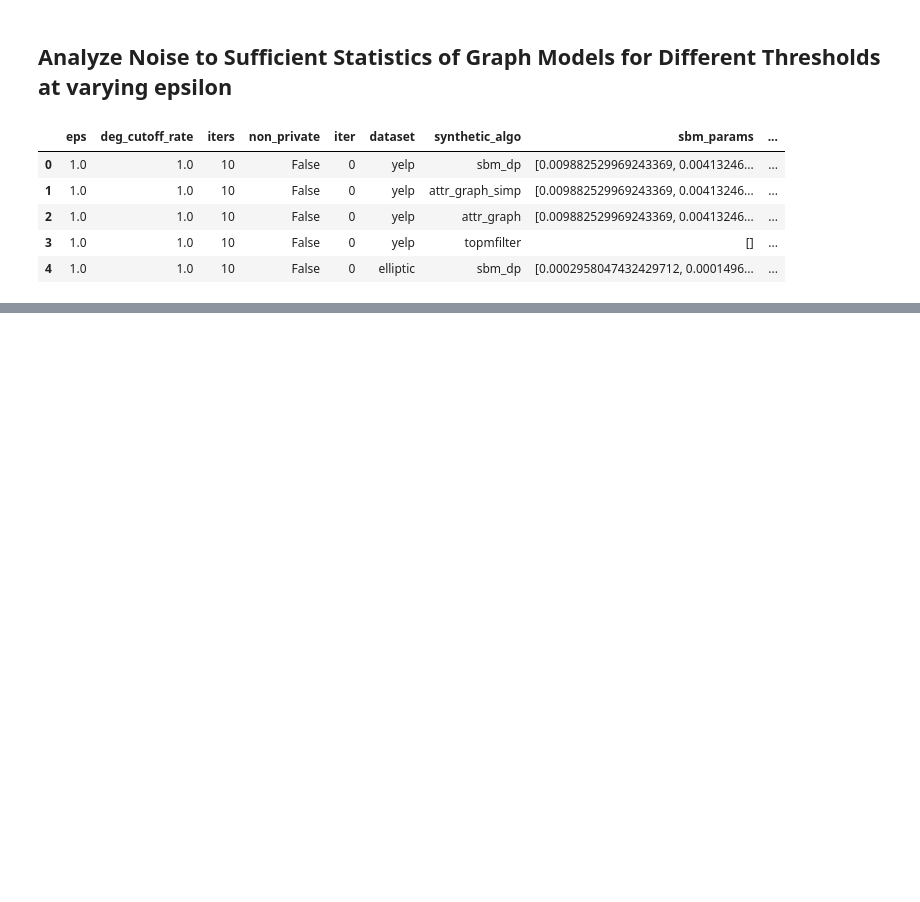
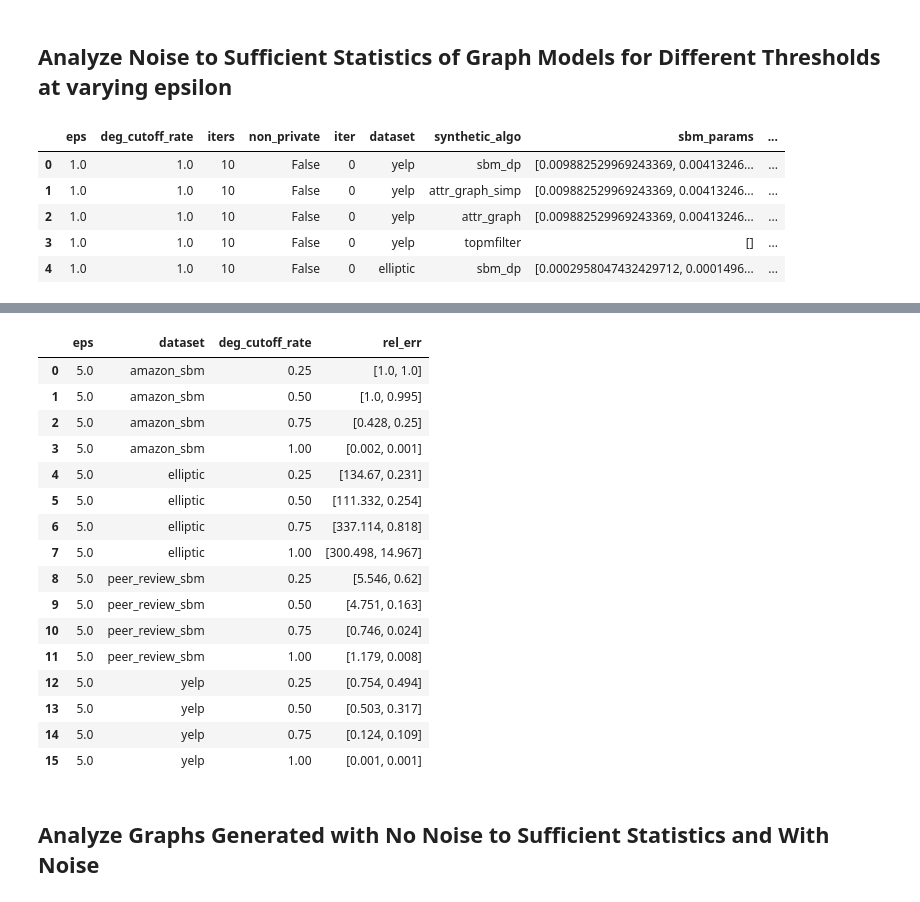
Before and after one commit to akgoldberg/private_fraud_benchmarking, a Jupyter notebook: visualizations.ipynb, the cells around one changed output, grey strips where cells are left out. Drawn from its saved outputs; the diff is of its cells as text; code cells hidden in the pictures; blank space fills up the shorter version.

```diff
--- a/visualizations.ipynb
+++ b/visualizations.ipynb
@@ -271,0 +274,22 @@ analyze_param_error(df[df.eps == 5.])
+# %%
+analyze_param_error(df[df.eps == 5.])
+# %% [output]
+|  | eps | dataset | deg_cutoff_rate | rel_err |
+| 0 | 5.0 | amazon_sbm | 0.25 | [1.0, 1.0] |
+| 1 | 5.0 | amazon_sbm | 0.50 | [1.0, 0.995] |
+| 2 | 5.0 | amazon_sbm | 0.75 | [0.428, 0.25] |
+| 3 | 5.0 | amazon_sbm | 1.00 | [0.002, 0.001] |
+| 4 | 5.0 | elliptic | 0.25 | [134.67, 0.231] |
+| 5 | 5.0 | elliptic | 0.50 | [111.332, 0.254] |
+| 6 | 5.0 | elliptic | 0.75 | [337.114, 0.818] |
+| 7 | 5.0 | elliptic | 1.00 | [300.498, 14.967] |
+| 8 | 5.0 | peer_review_sbm | 0.25 | [5.546, 0.62] |
+| 9 | 5.0 | peer_review_sbm | 0.50 | [4.751, 0.163] |
+| 10 | 5.0 | peer_review_sbm | 0.75 | [0.746, 0.024] |
+| 11 | 5.0 | peer_review_sbm | 1.00 | [1.179, 0.008] |
+| 12 | 5.0 | yelp | 0.25 | [0.754, 0.494] |
+| 13 | 5.0 | yelp | 0.50 | [0.503, 0.317] |
+| 14 | 5.0 | yelp | 0.75 | [0.124, 0.109] |
+| 15 | 5.0 | yelp | 1.00 | [0.001, 0.001] |
+# %% [markdown]
+## Analyze Graphs Generated with No Noise to Sufficient Statistics and With Noise
```
Also changed, not shown: parts of 8 cells of this notebook, 14 other files.
